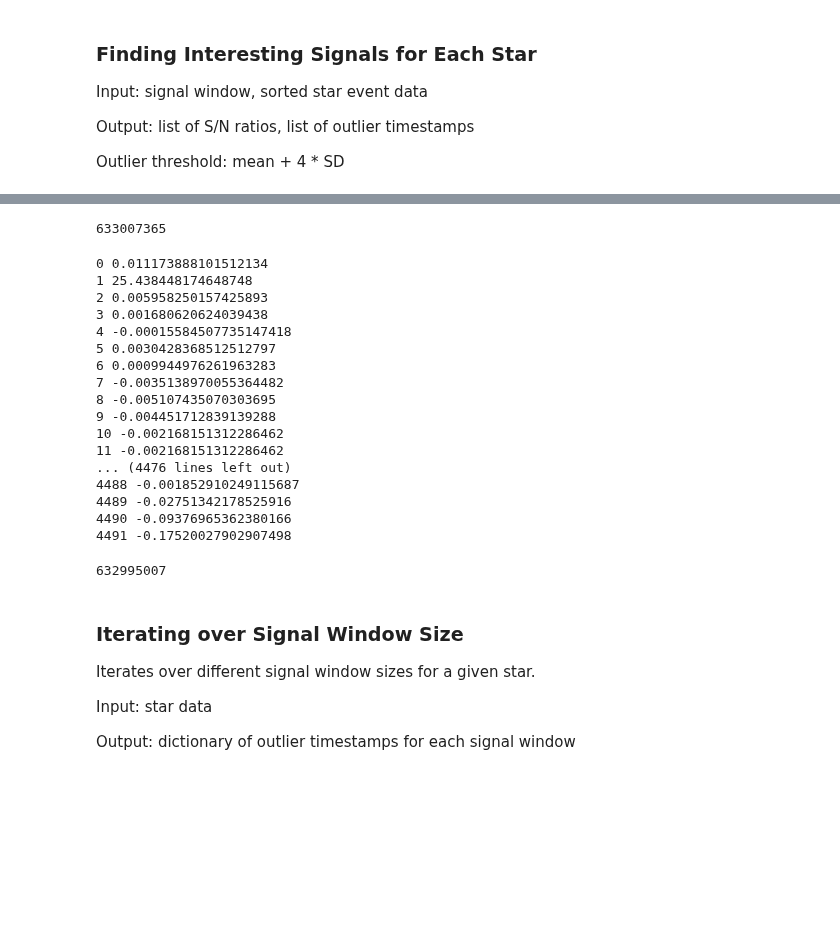
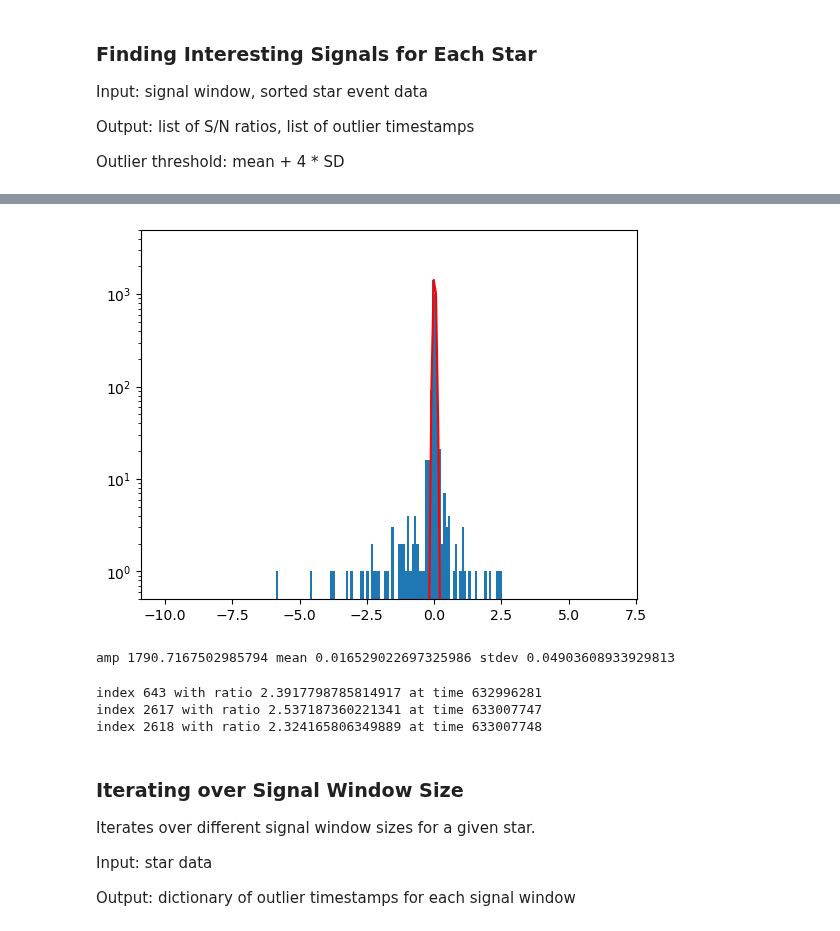
Before and after one commit to saphiooo/counting_stars, a Jupyter notebook: swift_uvot_events.ipynb, the cells around one changed output, grey strips where cells are left out. Drawn from its saved outputs; the diff is of its cells as text; code cells hidden in the pictures; blank space fills up the shorter version.

```diff
--- a/swift_uvot_events.ipynb
+++ b/swift_uvot_events.ipynb
@@ -366,7 +366,7 @@ Output: signal to noise ratio
 
 Guaranteed: beginning of signal window timestamp is inside the sorted star data
 # %%
-def calculateRatio (signalWindow, timeStart, starData):
+def calculateRatio (signalWindow, timeStart, starData, printLog=False):
     ## calculate background window size
     bgWindow = 1.5 * signalWindow ## 1.5 times the length of the signal window on both sides
     windowDist = 0.2 * signalWindow ## distance between bgWindow and signalWindow
@@ -391,6 +391,9 @@ def calculateRatio (signalWindow, timeStart, starData):
     rightBgLeft = starData[rightBgLeftMask]
     rightBgRightMask = rightBgLeft <= timeStart + signalWindow + bgWindow + windowDist
     rightBg = rightBgLeft[rightBgRightMask]
+
+    if (printLog):
+        print('leftBg', leftBg, 'rightBg', rightBg)
 
     bgCounts = len(leftBg) + len(rightBg)
     bgRaw = np.append(leftBg, rightBg)
@@ -418,9 +421,11 @@ def calculateRatio (signalWindow, timeStart, starData):
     signal = signalCounts/signalWindow - bgMean
     totalNoise = np.std(bgRaw)**2
 
-    print('signalCounts', signalCounts, 'signalArea', signalWindow)
-    print('bgCounts', bgCounts, 'bgArea', bgArea)
-    print('bgMean', bgMean, 'signal', signal, 'totalNoise', totalNoise)
+    if (printLog):
+        print('signalCounts', signalCounts, 'signalArea', signalWindow)
+        print('bgCounts', bgCounts, 'bgArea', bgArea)
+        print('bgMean', bgMean, 'signal', signal, 'totalNoise', totalNoise)
+        print('snr', signal/totalNoise)
 
     ## catch divide-by-0 error (preventative)
     if (totalNoise <= 0):
@@ -438,7 +443,7 @@ Outlier threshold: mean + 4 * SD
 def gaussian (x, a, mean, sigma):
     return a * np.exp(-((x-mean)**2)/(2*sigma**2))
 # %%
-def getSignals (signalWindow, starData, wantRatios=False):
+def getSignals (signalWindow, starData, wantRatios=False, printLog=False):
     ratios = []
     measuredTimestamps = []
 
@@ -449,7 +454,9 @@ def getSignals (signalWindow, starData, wantRatios=False):
         start = int(min(i))
         end = int(max(i) - signalWindow)
         for s in range(start, end, int(0.25 * signalWindow)):
-            ratios.append(calculateRatio(signalWindow, s, i))
+            ratios.append(calculateRatio(signalWindow, s, i, printLog))
+            if (ratios[-1] > 10):
+                print(ratios[-1], s, i)
             measuredTimestamps.append(s)
 
     ## histogram
@@ -474,7 +481,6 @@ def getSignals (signalWindow, starData, wantRatios=False):
         threshold = mean + 5 * stdev
 
     except:
-
         threshold = 5
 
     outlierTimestamps = []
@@ -486,4 +492,22 @@ def getSignals (signalWindow, starData, wantRatios=False):
         return ratios, outlierTimestamps, measuredTimestamps
     else:
         return outlierTimestamps
+# %%
+def visualizeSignals (ratios, numBins):
+    ratio_n, ratio_bins, _ = plt.hist(ratios, bins=numBins, log=True)
+    x = np.linspace(min(ratios), max(ratios), numBins)
+    y = ratio_n
+
+    popt, pcov = curve_fit(gaussian, x, y)
+    plt.plot(x, gaussian(x, *popt), c='r')
+
+    plt.axis([min(ratios) - 5, max(ratios) + 5, 0.5, 5000])
+
+    plt.show()
+
+    ## fit parameters
+    amp, mean, stdev = popt
+    print('amp', amp, 'mean', mean, 'stdev', stdev)
+
+    threshold = mean + 5 * stdev
 # %%
@@ -504,29 +515,5 @@ for i in range(len(r)):
-# %%
-mt[3822]
-# %% [output]
-633007365
-# %%
-for i in range(len(r)):
-    print(i, r[i])
-# %% [output]
-0 0.011173888101512134
-1 25.438448174648748
-2 0.005958250157425893
-3 0.001680620624039438
-4 -0.00015584507735147418
-5 0.0030428368512512797
-6 0.0009944976261963283
-7 -0.0035138970055364482
-8 -0.005107435070303695
-9 -0.004451712839139288
-10 -0.002168151312286462
-11 -0.002168151312286462
-... (4476 lines left out)
-4488 -0.001852910249115687
-4489 -0.02751342178525916
-4490 -0.09376965362380166
-4491 -0.17520027902907498
-# %%
-mt[90]
-# %% [output]
-632995007
+# %%
+visualizeSignals(r, 100)
+# %% [output]
+[figure, added]
+amp 1790.7167502985794 mean 0.016529022697325986 stdev 0.04903608933929813
@@ -533,3 +525,9 @@ mt[90]
+# %%
+unusualSignalInfo(r, mt, 2.1)
+# %% [output]
+index 643 with ratio 2.3917798785814917 at time 632996281
+index 2617 with ratio 2.537187360221341 at time 633007747
+index 2618 with ratio 2.324165806349889 at time 633007748
 # %% [markdown]
 ### Iterating over Signal Window Size
 Iterates over different signal window sizes for a given star.
```
Also changed, not shown: parts of 12 cells of this notebook.
